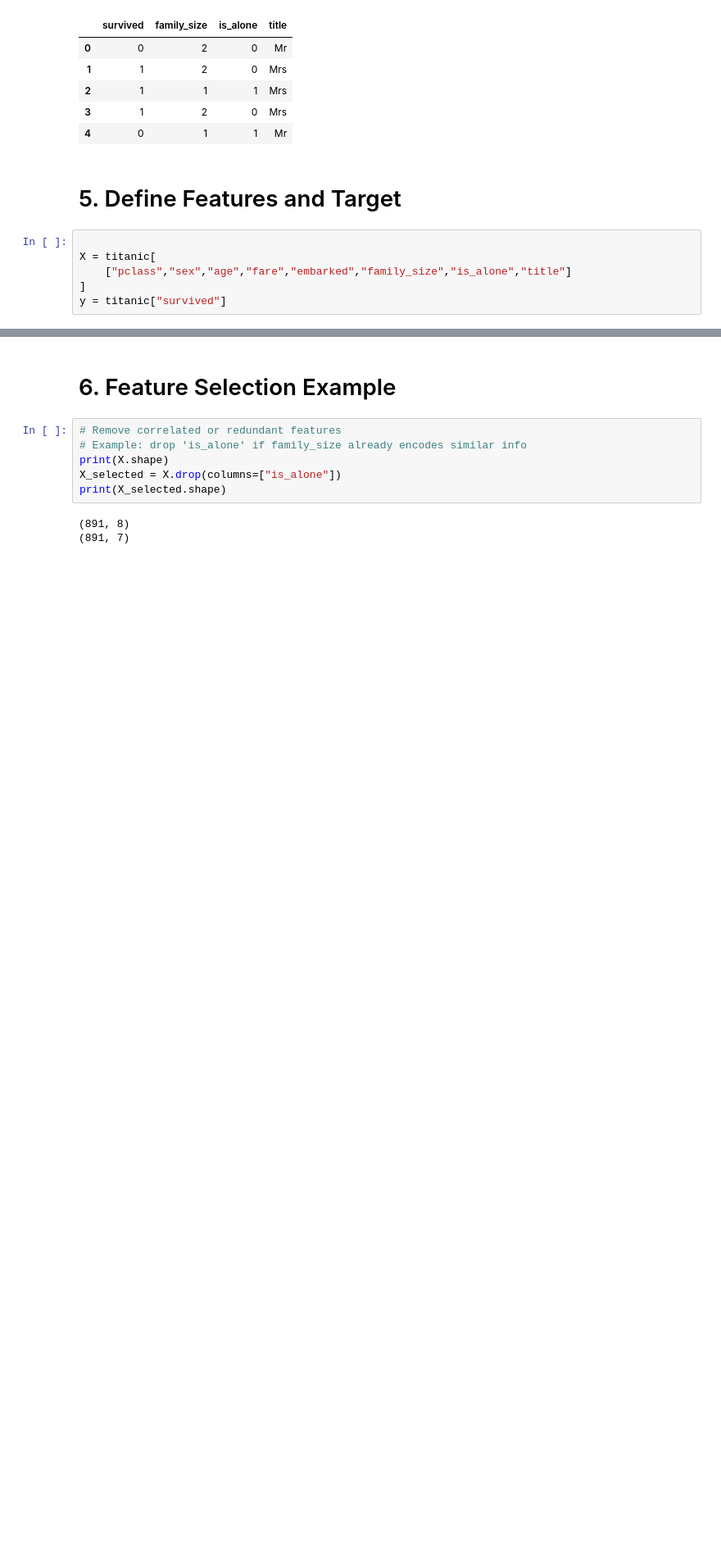
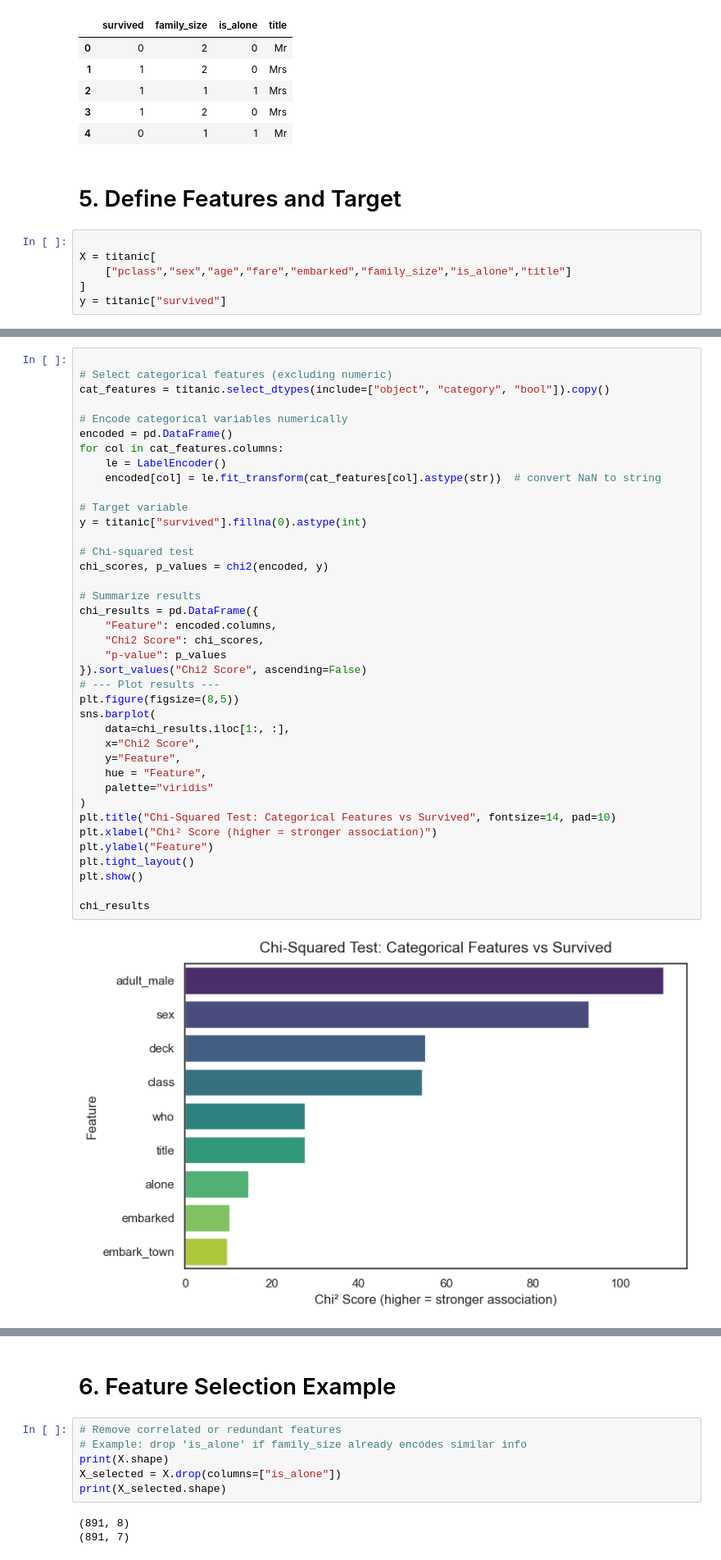
Before and after one commit to weronpas/MLOperations, a Jupyter notebook: notebooks/Class4_DataEngineering.ipynb, the cells around one changed output, grey strips where cells are left out. Shown at 82% size. Drawn from its saved outputs; the diff is of its cells as text; blank space fills up the shorter version.

```diff
--- a/notebooks/Class4_DataEngineering.ipynb
+++ b/notebooks/Class4_DataEngineering.ipynb
@@ -173,0 +252,41 @@ y = titanic["survived"]
+# %%
+
+# Select categorical features (excluding numeric)
+cat_features = titanic.select_dtypes(include=["object", "category", "bool"]).copy()
+
+# Encode categorical variables numerically
+encoded = pd.DataFrame()
+for col in cat_features.columns:
+    le = LabelEncoder()
+    encoded[col] = le.fit_transform(cat_features[col].astype(str))  # convert NaN to string
+
+# Target variable
+y = titanic["survived"].fillna(0).astype(int)
+
+# Chi-squared test
+chi_scores, p_values = chi2(encoded, y)
+
+# Summarize results
+chi_results = pd.DataFrame({
+    "Feature": encoded.columns,
+    "Chi2 Score": chi_scores,
+    "p-value": p_values
+}).sort_values("Chi2 Score", ascending=False)
+# --- Plot results ---
+plt.figure(figsize=(8,5))
+sns.barplot(
+    data=chi_results.iloc[1:, :],
+    x="Chi2 Score",
+    y="Feature",
+    hue = "Feature",
+    palette="viridis"
+)
+plt.title("Chi-Squared Test: Categorical Features vs Survived", fontsize=14, pad=10)
+plt.xlabel("Chi² Score (higher = stronger association)")
+plt.ylabel("Feature")
+plt.tight_layout()
+plt.show()
+
+chi_results
+# %% [output]
+[figure, added]
```
Also changed, not shown: parts of 8 cells of this notebook.
